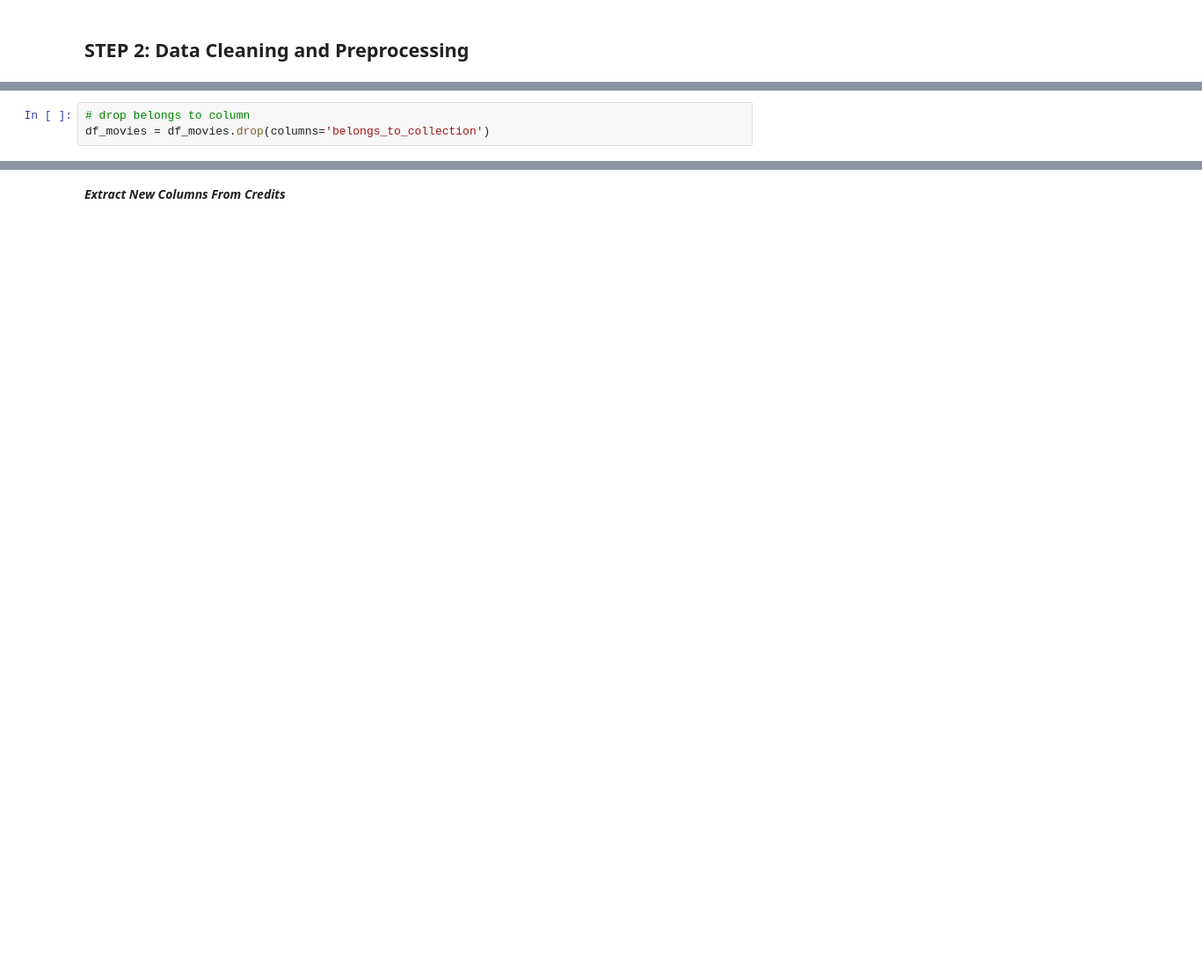
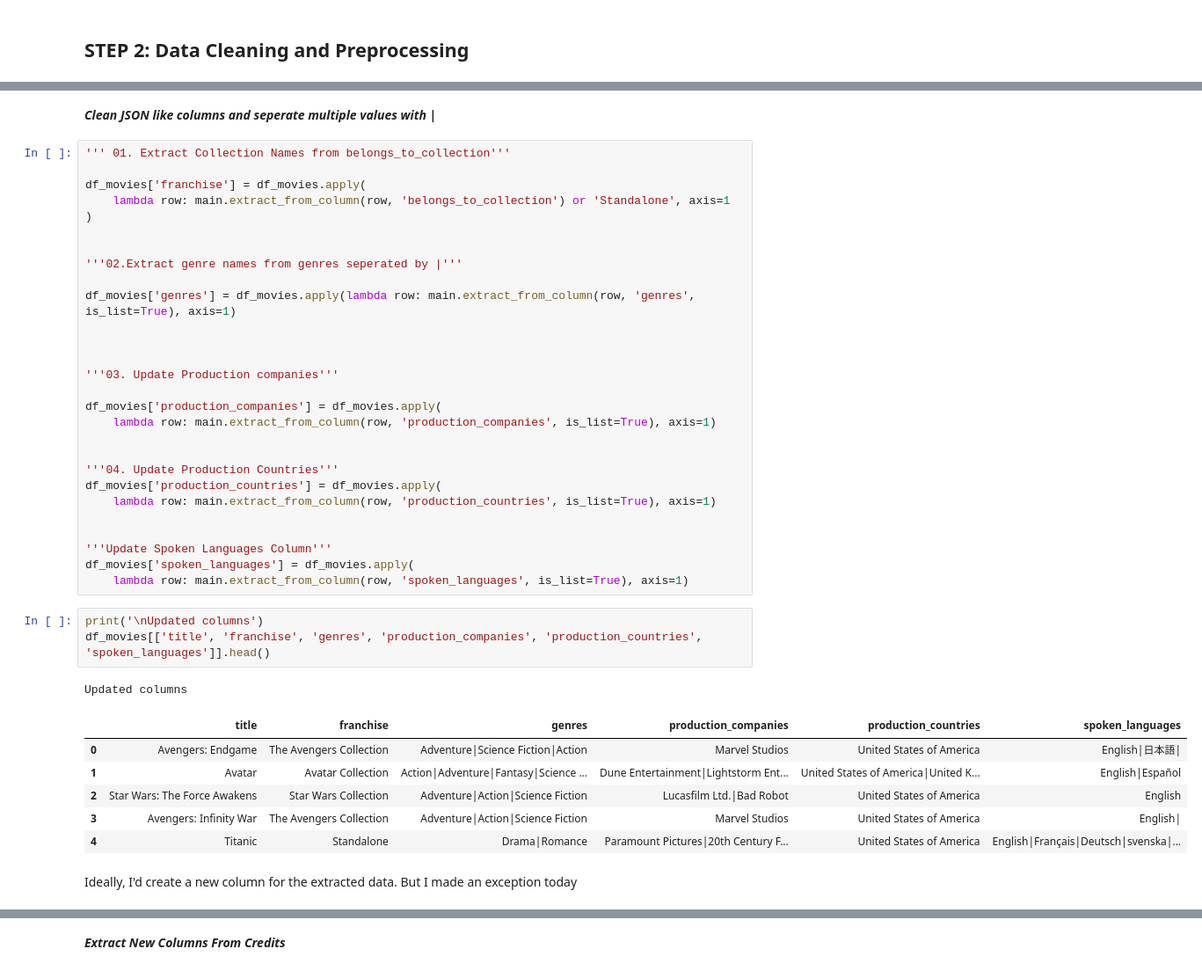
Before and after one commit to Em-White25/Amalitech-Projects, a Jupyter notebook: week2/week2-movie-project-dev/notebooks/updated-project.ipynb, the cells around one changed output, grey strips where cells are left out. Shown at 88% size. Drawn from its saved outputs; the diff is of its cells as text; blank space fills up the shorter version.

Commit message:
updated feature engineering and cleaning functions

```diff
--- a/week2/week2-movie-project-dev/notebooks/updated-project.ipynb
+++ b/week2/week2-movie-project-dev/notebooks/updated-project.ipynb
@@ -372,3 +208,43 @@ df_movies[['belongs_to_collection', 'genres', 'production_countries', 'productio
-# %%
-# drop belongs to column
-df_movies = df_movies.drop(columns='belongs_to_collection')
+# %% [markdown]
+***Clean JSON like columns and seperate multiple values with |***
+# %%
+''' 01. Extract Collection Names from belongs_to_collection'''
+
+df_movies['franchise'] = df_movies.apply(
+    lambda row: main.extract_from_column(row, 'belongs_to_collection') or 'Standalone', axis=1
+)
+
+
+'''02.Extract genre names from genres seperated by |'''
+
+df_movies['genres'] = df_movies.apply(lambda row: main.extract_from_column(row, 'genres', is_list=True), axis=1)
+
+
+
+'''03. Update Production companies'''
+
+df_movies['production_companies'] = df_movies.apply(
+    lambda row: main.extract_from_column(row, 'production_companies', is_list=True), axis=1)
+
+
+'''04. Update Production Countries'''
+df_movies['production_countries'] = df_movies.apply(
+    lambda row: main.extract_from_column(row, 'production_countries', is_list=True), axis=1)
+
+
+'''Update Spoken Languages Column'''
+df_movies['spoken_languages'] = df_movies.apply(
+    lambda row: main.extract_from_column(row, 'spoken_languages', is_list=True), axis=1)
+# %%
+print('\nUpdated columns')
+df_movies[['title', 'franchise', 'genres', 'production_companies', 'production_countries', 'spoken_languages']].head()
+# %% [output]
+Updated columns
+|  | title | franchise | genres | production_companies | production_countries | spoken_languages |
+| 0 | Avengers: Endgame | The Avengers Collection | Adventure|Science Fiction|Action | Marvel Studios | United States of America | English|日本語| |
+| 1 | Avatar | Avatar Collection | Action|Adventure|Fantasy|Science ... | Dune Entertainment|Lightstorm Ent... | United States of America|United K... | English|Español |
+| 2 | Star Wars: The Force Awakens | Star Wars Collection | Adventure|Action|Science Fiction | Lucasfilm Ltd.|Bad Robot | United States of America | English |
+| 3 | Avengers: Infinity War | The Avengers Collection | Adventure|Action|Science Fiction | Marvel Studios | United States of America | English| |
+| 4 | Titanic | Standalone | Drama|Romance | Paramount Pictures|20th Century F... | United States of America | English|Français|Deutsch|svenska|... |
+# %% [markdown]
+Ideally, I'd create a new column for the extracted data. But I made an exception today
```
Also changed, not shown: parts of 98 cells of this notebook.
